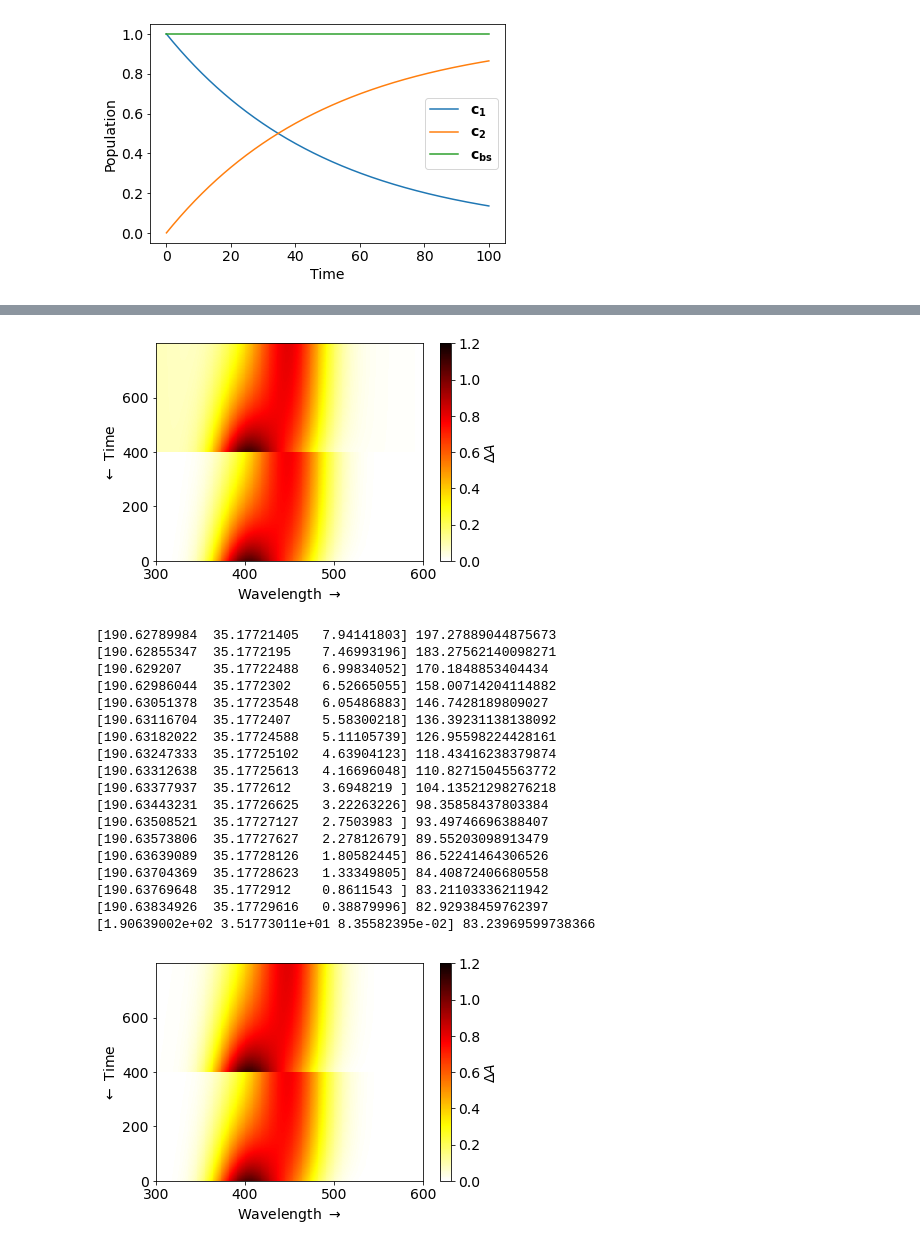
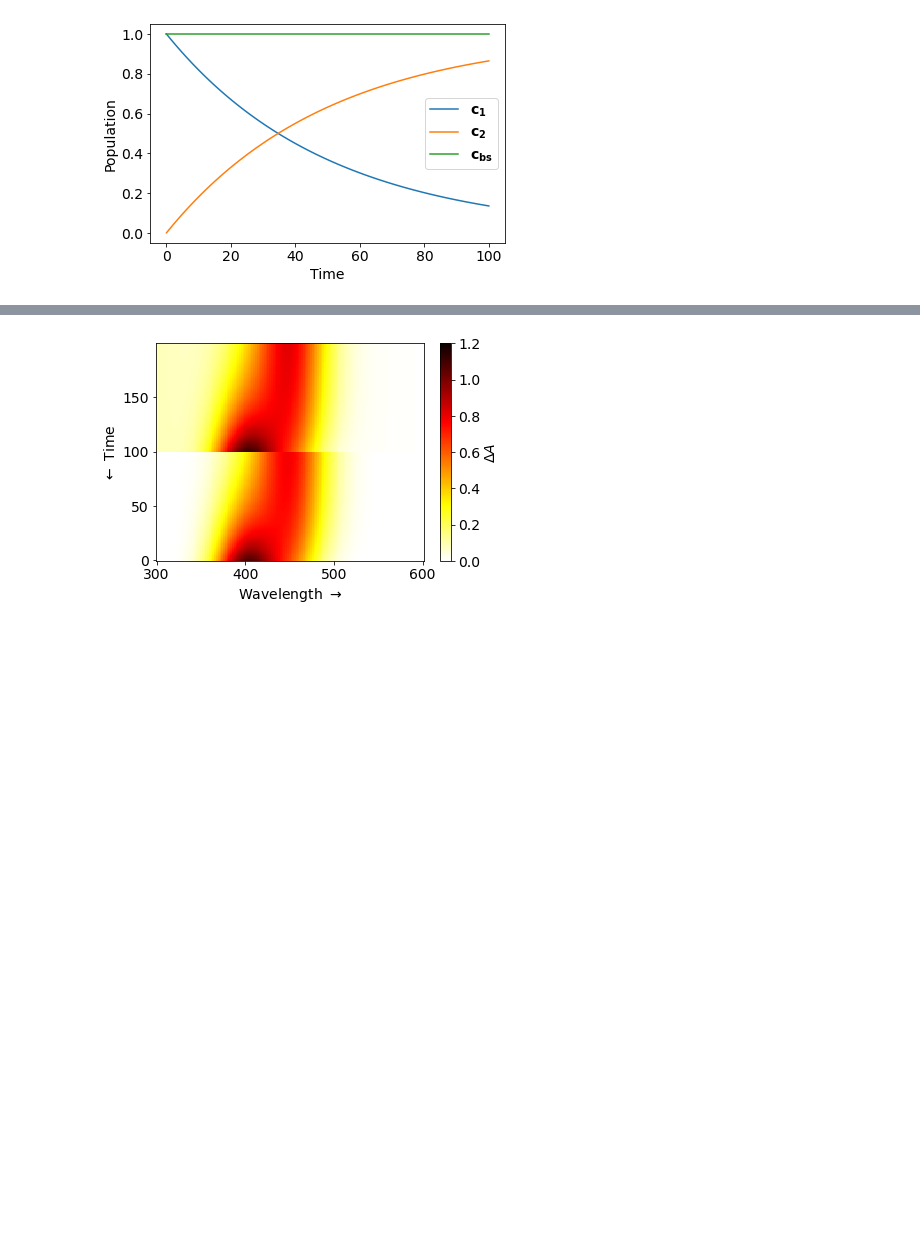
Before and after one commit to dmadea/Jupyter-Tutorials, a Jupyter notebook: Photoreaction kinetics/baseline_effects.ipynb, the cells around one changed output, grey strips where cells are left out. Drawn from its saved outputs; the diff is of its cells as text; code cells hidden in the pictures; blank space fills up the shorter version.

```diff
--- a/Photoreaction kinetics/baseline_effects.ipynb
+++ b/Photoreaction kinetics/baseline_effects.ipynb
@@ -41,7 +41,7 @@ def save_matrix(D, times, wavelengths, fname='output.txt', delimiter='\t', encod
         f.write(buffer)
 
 
-wavelengths = np.arange(300, 601)
+wavelengths = np.arange(300, 601, 2)
 
 def gauss(x: Union[int, float, np.ndarray], mu: Union[int, float, np.ndarray],
           sigma: Union[int, float, np.ndarray]) -> np.ndarray:
@@ -64,15 +64,16 @@ plt.xlabel('Wavelength')
 plt.ylabel('$A$')
 plt.tight_layout()
 plt.legend()
-plt.savefig('species.svg', dpi=500)
+# plt.savefig('species.svg', dpi=500)
 plt.show()
 # %% [output]
 [figure]
 # %%
-times = np.linspace(0, 100, 400)
+times = np.linspace(0, 100, 100)
 k = 0.02
 c = np.exp(-k * times)
 C = np.vstack((c, 1-c)).T
+C_swapped = np.vstack((1-c, c)).T
 C_baseline = np.hstack((C, np.ones_like(times)[:, None]))
 
 plt.plot(times, C_baseline[:, 0], label='$\\mathbf{c_1}$')
@@ -84,7 +85,7 @@ plt.xlabel('Time')
 plt.legend()
 plt.tight_layout()
 
-plt.savefig('time_traces.svg', dpi=500)
+# plt.savefig('time_traces.svg', dpi=500)
 
 plt.show()
 # %% [output]
@@ -211,63 +240,42 @@ plt.show()
 # %%
 # D is correct, D_baseline is wrong, lets modify D_baseline to minimize the 3rd singular value and remove the baseline
 
 def get_D_mix(D_subtr, D_baseline=D_baseline):
     D_baseline_modif = D_baseline - D_subtr
     return np.vstack((D,D_baseline_modif)), D_baseline_modif
 
 _D_mix, D_baseline_modif = get_D_mix(0)
 plot_matrix(t_mix, wavelengths, _D_mix, zlim=(0, 1.2))
 
 vectors = []
-for i in range(18):
-    Sr, Ur, VrT = get_svd_vectors(_D_mix)
-#     print(Sr)
-    V_subtr = np.outer(Ur[:, -1], VrT[-1])[times.shape[0]:].mean(axis=0)
-    vectors.append(V_subtr)
-#     plt.plot(wavelengths, V_subtr)
-#     plt.show()
-    _D_mix, D_baseline_modif = get_D_mix(V_subtr, D_baseline_modif)
-    res = D - D_baseline_modif
-    ssq = (res ** 2).sum()
-    print(Sr, ssq)
+# for i in range(18):
+#     Sr, Ur, VrT = get_svd_vectors(_D_mix)
+# #     print(Sr)
+#     V_subtr = np.outer(Ur[:, -1], VrT[-1])[times.shape[0]:].mean(axis=0)
+#     vectors.append(V_subtr)
+# #     plt.plot(wavelengths, V_subtr)
+# #     plt.show()
+#     _D_mix, D_baseline_modif = get_D_mix(V_subtr, D_baseline_modif)
+#     res = D - D_baseline_modif
+#     ssq = (res ** 2).sum()
+#     print(Sr, ssq)
 
-plot_matrix(t_mix, wavelengths, _D_mix, zlim=(0, 1.2))
+# plot_matrix(t_mix, wavelengths, _D_mix, zlim=(0, 1.2))
 
-vectors = np.asarray(vectors)
-
-
+# vectors = np.asarray(vectors)
 
 # plt.plot(wavelengths, VrT.T)
 # plt.show()
 
 # _D_mix = get_D_mix(-0.5*VrT[-1])
 # plot_matrix(t_mix, wavelengths, _D_mix, zlim=(0, 1.2))
 
 # Sr, Ur, VrT = get_svd_vectors(_D_mix)
 # plt.plot(wavelengths, VrT.T)
 # plt.show()
 # Sr
 # %% [output]
-[figure, old version]
+[figure, new version]
-[190.62789984  35.17721405   7.94141803] 197.27889044875673
-[190.62855347  35.1772195    7.46993196] 183.27562140098271
-[190.629207    35.17722488   6.99834052] 170.1848853404434
-[190.62986044  35.1772302    6.52665055] 158.00714204114882
-[190.63051378  35.17723548   6.05486883] 146.7428189809027
-[190.63116704  35.1772407    5.58300218] 136.39231138138092
-[190.63182022  35.17724588   5.11105739] 126.95598224428161
-[190.63247333  35.17725102   4.63904123] 118.43416238379874
-[190.63312638  35.17725613   4.16696048] 110.82715045563772
-[190.63377937  35.1772612    3.6948219 ] 104.13521298276218
-[190.63443231  35.17726625   3.22263226] 98.35858437803384
-[190.63508521  35.17727127   2.7503983 ] 93.49746696388407
-[190.63573806  35.17727627   2.27812679] 89.55203098913479
-[190.63639089  35.17728126   1.80582445] 86.52241464306526
-[190.63704369  35.17728623   1.33349805] 84.40872406680558
-[190.63769648  35.1772912    0.8611543 ] 83.21103336211942
-[190.63834926  35.17729616   0.38879996] 82.92938459762397
-[1.90639002e+02 3.51773011e+01 8.35582395e-02] 83.23969599738366
-[figure, removed]
 # %%
 # plt.plot(wavelengths, vectors.T)
 # plt.show()
```
Also changed, not shown: parts of 20 cells of this notebook, 3 other files.
